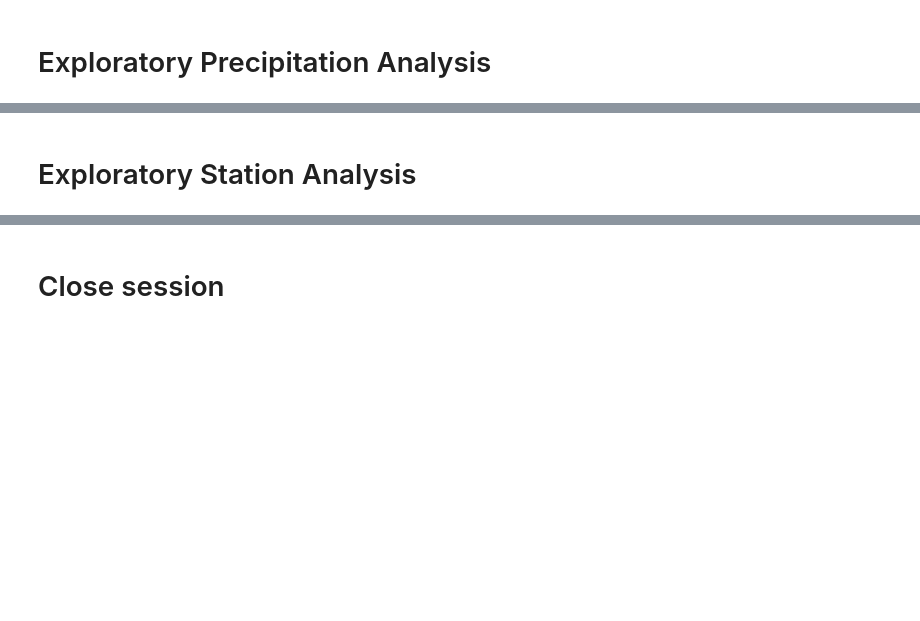
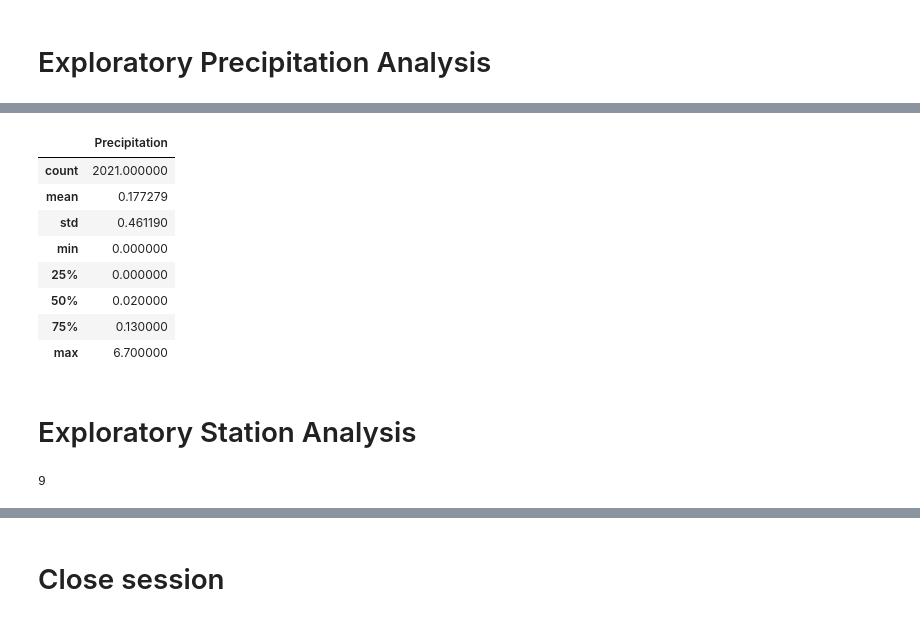
Before and after one commit to AtreidesArcade/SQLAlchemy-Challenge, a Jupyter notebook: climate_starter.ipynb, the cells around one changed output, grey strips where cells are left out. Saved outputs shown, nothing was run; the diff lists cells and outputs as text; code cells hidden in the pictures; blank space fills up the shorter version.

```diff
--- a/climate_starter.ipynb
+++ b/climate_starter.ipynb
@@ -148,0 +81,6 @@ NameError: name 'sorted_df' is not defined
+# %%
+#Find the earliest starting date
+
+earlieststr = session.query(Measurement.date).order_by(Measurement.date).first()
+lateststr = session.query(Measurement.date).order_by(Measurement.date.desc()).first()
+print(f"Earliest: {earlieststr[0]} , Latest: {lateststr[0]}")
@@ -149,9 +142,23 @@ NameError: name 'sorted_df' is not defined
 # %%
 # Use Pandas to calcualte the summary statistics for the precipitation data
+precipitation.describe()
+# %% [output]
+|  | Precipitation |
+| count | 2021.000000 |
+| mean | 0.177279 |
+| std | 0.461190 |
+| min | 0.000000 |
+| 25% | 0.000000 |
+| 50% | 0.020000 |
+| 75% | 0.130000 |
+| max | 6.700000 |
 # %% [markdown]
 # Exploratory Station Analysis
 # %%
 # Design a query to calculate the total number stations in the dataset
+session.query(Station.id).count()
+# %% [output]
+9
 # %%
 # Design a query to find the most active stations (i.e. what stations have the most rows?)
 # List the stations and the counts in descending order.
```
Also changed, not shown: parts of 23 cells of this notebook, 3 other files.
